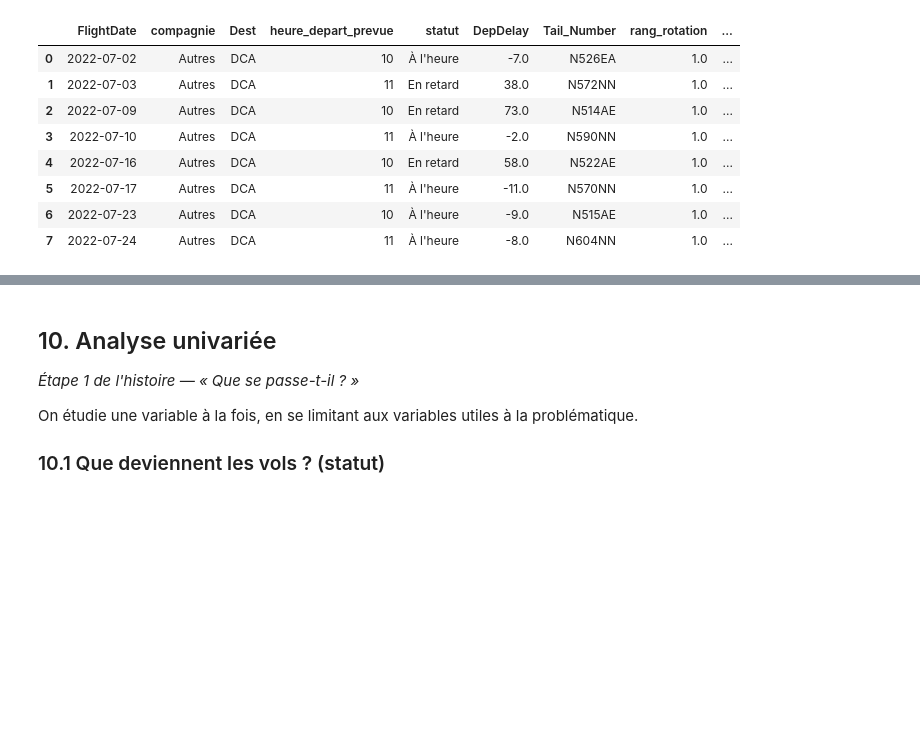
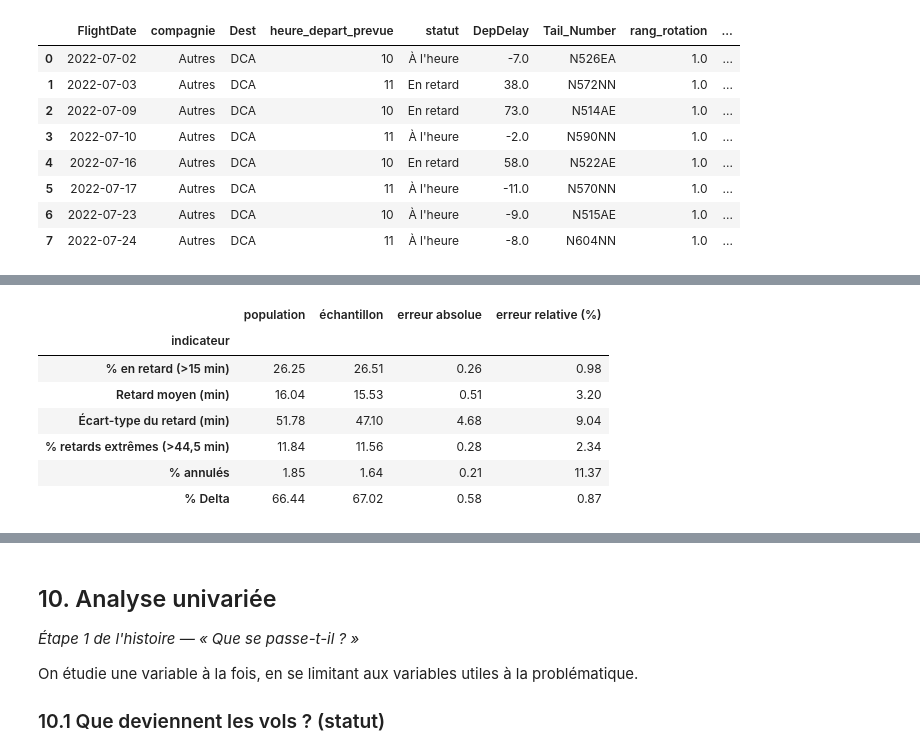
Before and after one commit to SalmaBouhmid/flight-delay-domino-effect, a Jupyter notebook: notebooks/analysis.ipynb, the cells around one changed output, grey strips where cells are left out. Drawn from its saved outputs; the diff is of its cells as text; code cells hidden in the pictures; blank space fills up the shorter version.

```diff
--- a/notebooks/analysis.ipynb
+++ b/notebooks/analysis.ipynb
@@ -371,0 +391,12 @@ Mais **un seul tirage peut être chanceux**. Pour juger une méthode, il faut la
+# %%
+echantillon = echantillon_stratifie_par_jour(vols)
+erreurs_par_rapport_a_la_population(vols, echantillon).round(2)
+# %% [output]
+|  | population | échantillon | erreur absolue | erreur relative (%) |
+| indicateur |  |  |  |  |
+| % en retard (>15 min) | 26.25 | 26.51 | 0.26 | 0.98 |
+| Retard moyen (min) | 16.04 | 15.53 | 0.51 | 3.20 |
+| Écart-type du retard (min) | 51.78 | 47.10 | 4.68 | 9.04 |
+| % retards extrêmes (>44,5 min) | 11.84 | 11.56 | 0.28 | 2.34 |
+| % annulés | 1.85 | 1.64 | 0.21 | 11.37 |
+| % Delta | 66.44 | 67.02 | 0.58 | 0.87 |
```
Also changed, not shown: parts of 17 cells of this notebook, 1 other file.
